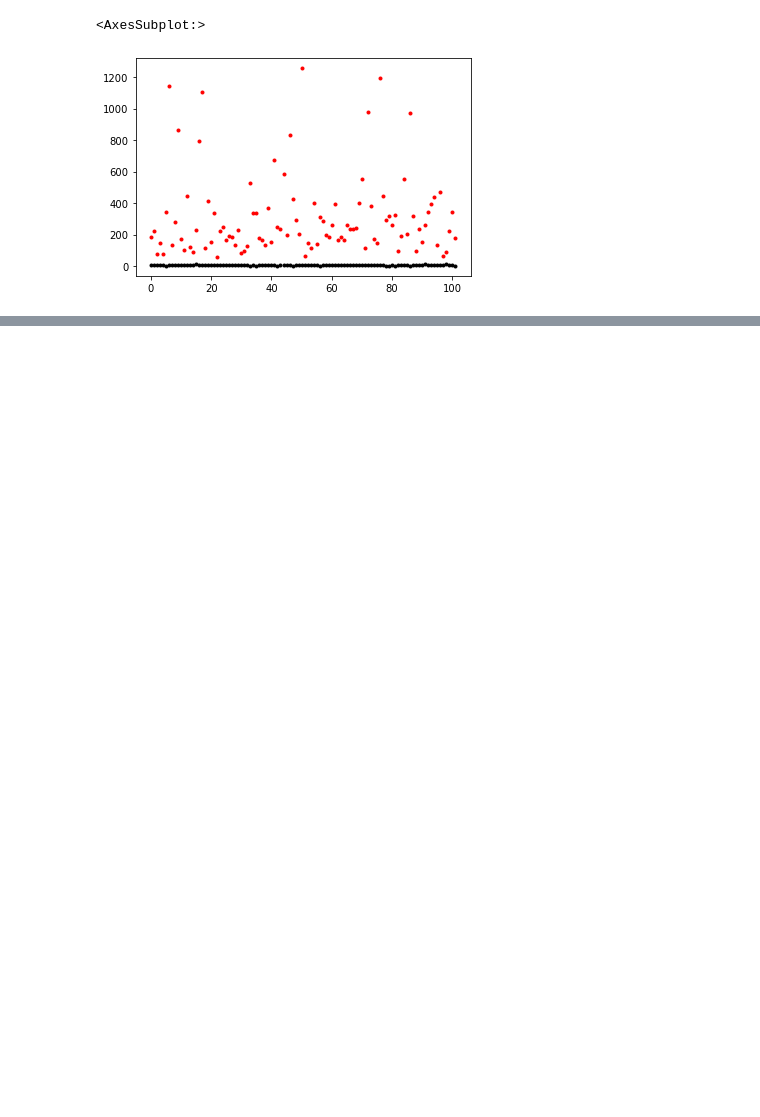
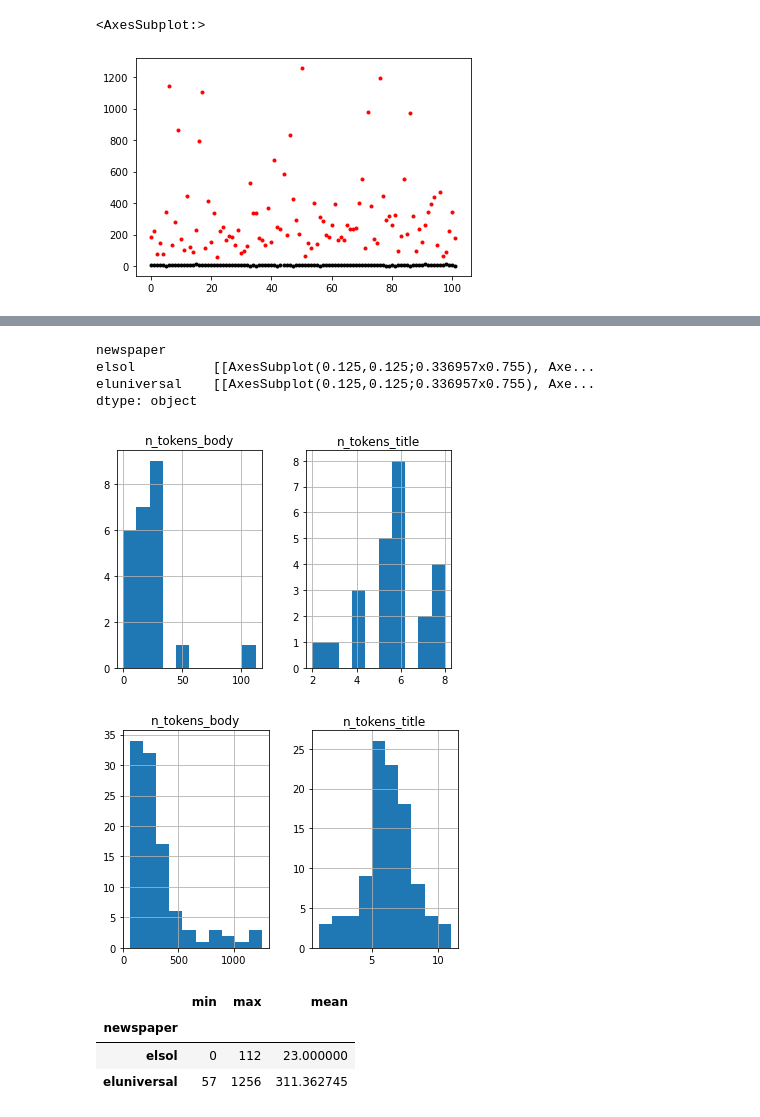
Before and after one commit to JesusNoelValMo/web_scrapper, a Jupyter notebook: Transformaciones.ipynb, the cells around one changed output, grey strips where cells are left out. Cells and saved outputs as stored; diff of their text form; code cells hidden in the pictures; blank space fills up the shorter version.

```diff
--- a/Transformaciones.ipynb
+++ b/Transformaciones.ipynb
@@ -278,0 +291,18 @@ clean_universal['n_tokens_body'].plot(style='r.')
+# %%
+all_newspaper = pd.concat([clean_universal, clean_sol])
+grouped = all_newspaper.groupby('newspaper')
+grouped.hist()
+# %% [output]
+newspaper
+elsol          [[AxesSubplot(0.125,0.125;0.336957x0.755), Axe...
+eluniversal    [[AxesSubplot(0.125,0.125;0.336957x0.755), Axe...
+dtype: object
+[figure, added]
+[figure, added]
+# %%
+grouped['n_tokens_body'].agg(['min', 'max', 'mean'])
+# %% [output]
+|  | min | max | mean |
+| newspaper |  |  |  |
+| elsol | 0 | 112 | 23.000000 |
+| eluniversal | 57 | 1256 | 311.362745 |
```
Also changed, not shown: parts of 3 cells of this notebook.
